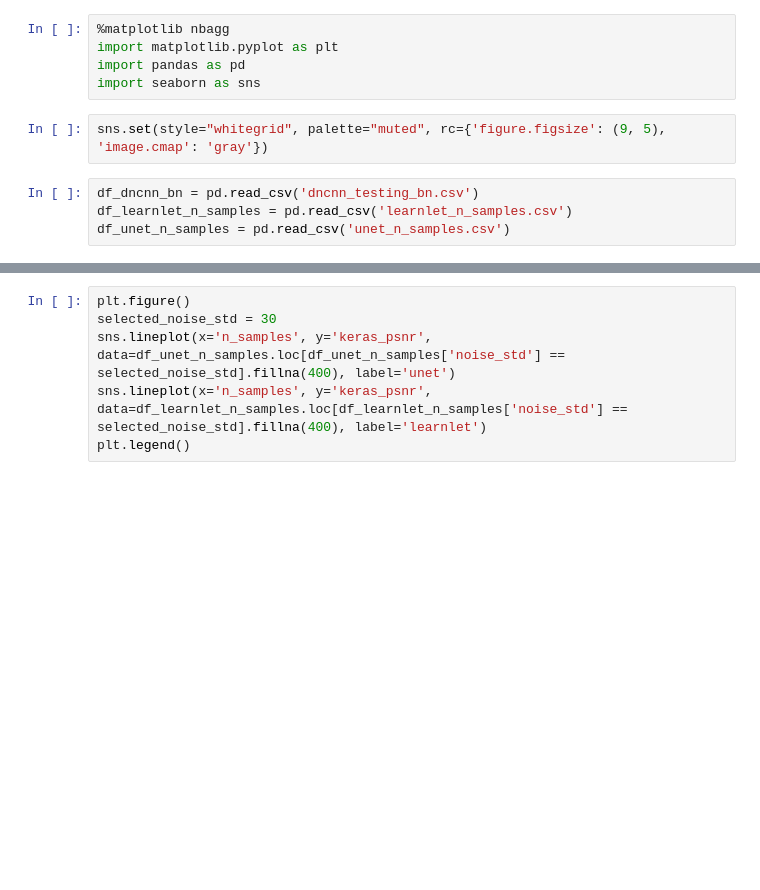
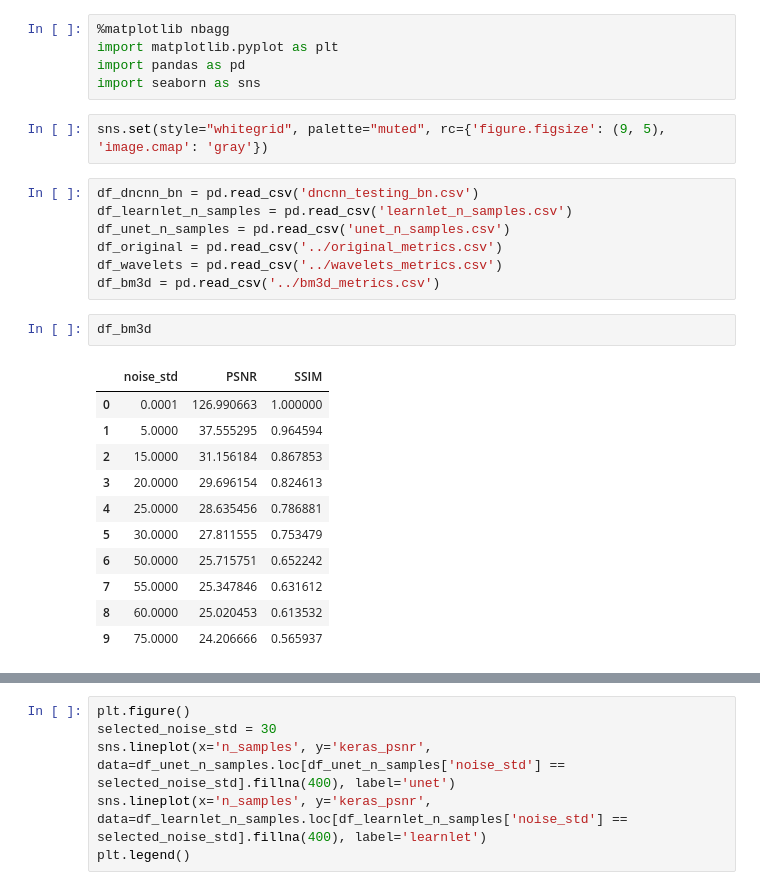
Before and after one commit to zaccharieramzi/understanding-unets, a Jupyter notebook: experiments/figures.ipynb, the cells around one changed output, grey strips where cells are left out. Cells and saved outputs as stored; diff of their text form; blank space fills up the shorter version.

```diff
--- a/experiments/figures.ipynb
+++ b/experiments/figures.ipynb
@@ -9,6 +9,23 @@ sns.set(style="whitegrid", palette="muted", rc={'figure.figsize': (9, 5), 'image
 df_dncnn_bn = pd.read_csv('dncnn_testing_bn.csv')
 df_learnlet_n_samples = pd.read_csv('learnlet_n_samples.csv')
 df_unet_n_samples = pd.read_csv('unet_n_samples.csv')
+df_original = pd.read_csv('../original_metrics.csv')
+df_wavelets = pd.read_csv('../wavelets_metrics.csv')
+df_bm3d = pd.read_csv('../bm3d_metrics.csv')
+# %%
+df_bm3d
+# %% [output]
+|  | noise_std | PSNR | SSIM |
+| 0 | 0.0001 | 126.990663 | 1.000000 |
+| 1 | 5.0000 | 37.555295 | 0.964594 |
+| 2 | 15.0000 | 31.156184 | 0.867853 |
+| 3 | 20.0000 | 29.696154 | 0.824613 |
+| 4 | 25.0000 | 28.635456 | 0.786881 |
+| 5 | 30.0000 | 27.811555 | 0.753479 |
+| 6 | 50.0000 | 25.715751 | 0.652242 |
+| 7 | 55.0000 | 25.347846 | 0.631612 |
+| 8 | 60.0000 | 25.020453 | 0.613532 |
+| 9 | 75.0000 | 24.206666 | 0.565937 |
 # %%
 plt.figure()
 sns.lineplot(x='noise_std', y='keras_psnr', data=df_unet_n_samples.loc[df_unet_n_samples['n_samples'].isna()], label='unet')
```
Also changed, not shown: parts of 1 cell of this notebook, 1 other file.
